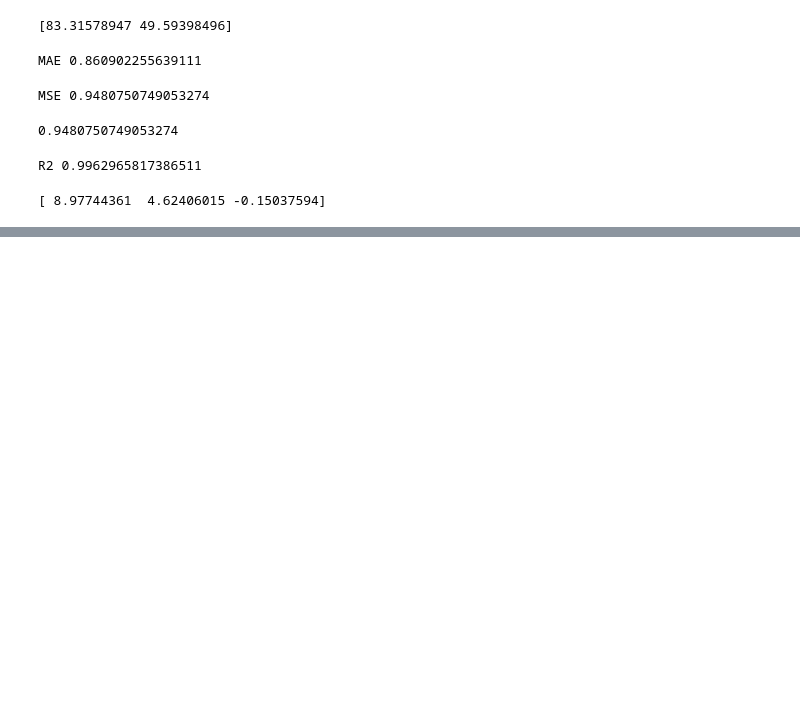
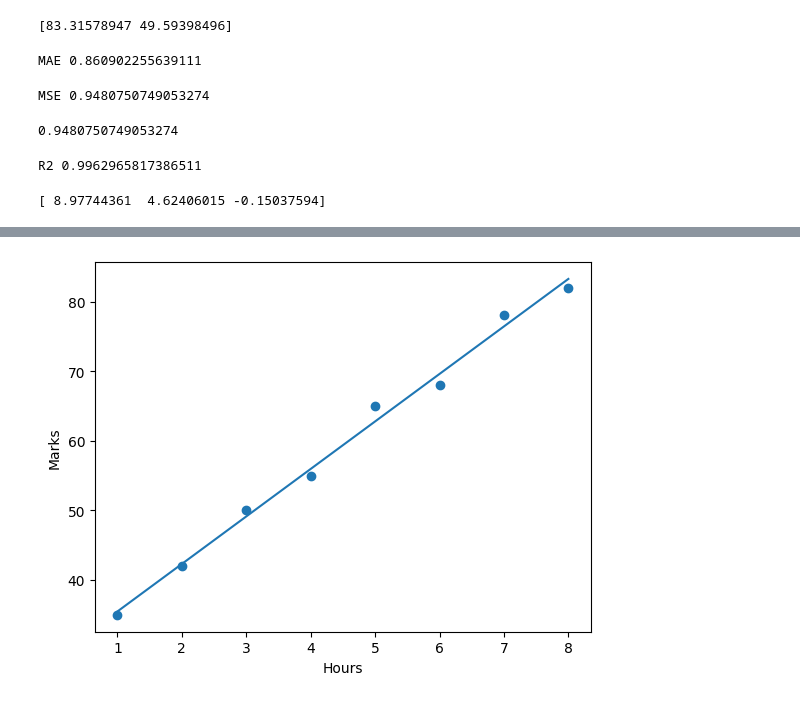
Before and after one commit to siddharth-kushwaha03/MACHINE_LEARNING_REVISION, a Jupyter notebook: Linear Regression/one.ipynb, the cells around one changed output, grey strips where cells are left out. Drawn from its saved outputs; the diff is of its cells as text; code cells hidden in the pictures; blank space fills up the shorter version.

```diff
--- a/Linear Regression/one.ipynb
+++ b/Linear Regression/one.ipynb
@@ -246,0 +314,23 @@ print(model.coef_)
+# %%
+# Q33. Regression line
+# pahile hum model train karenge hours pe
+
+X=df[["Hours"]]
+y=df["Marks"]
+
+from sklearn.linear_model import LinearRegression
+
+model = LinearRegression()
+model.fit(X, y)
+
+import matplotlib.pyplot as plt
+
+plt.scatter(df["Hours"], df["Marks"])
+
+plt.plot(df["Hours"],model.predict(df[["Hours"]]))
+
+plt.xlabel("Hours")
+plt.ylabel("Marks")
+plt.show()
+# %% [output]
+[figure, added]
```
Also changed, not shown: parts of 12 cells of this notebook.
